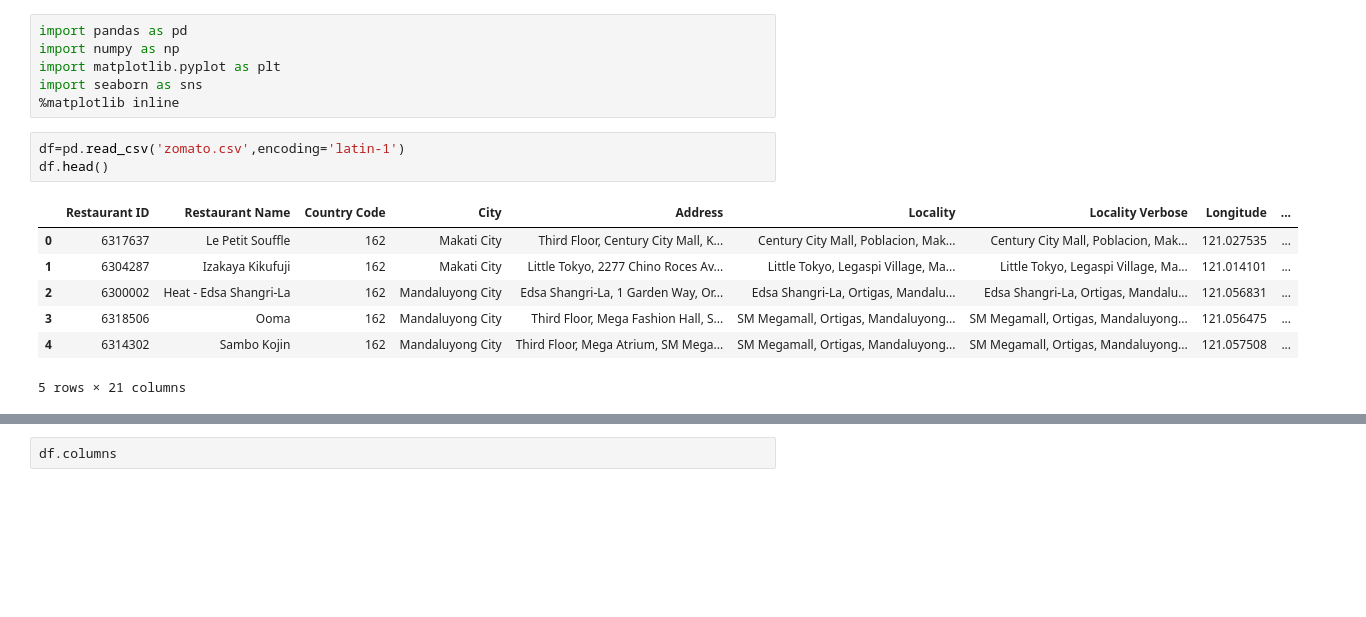
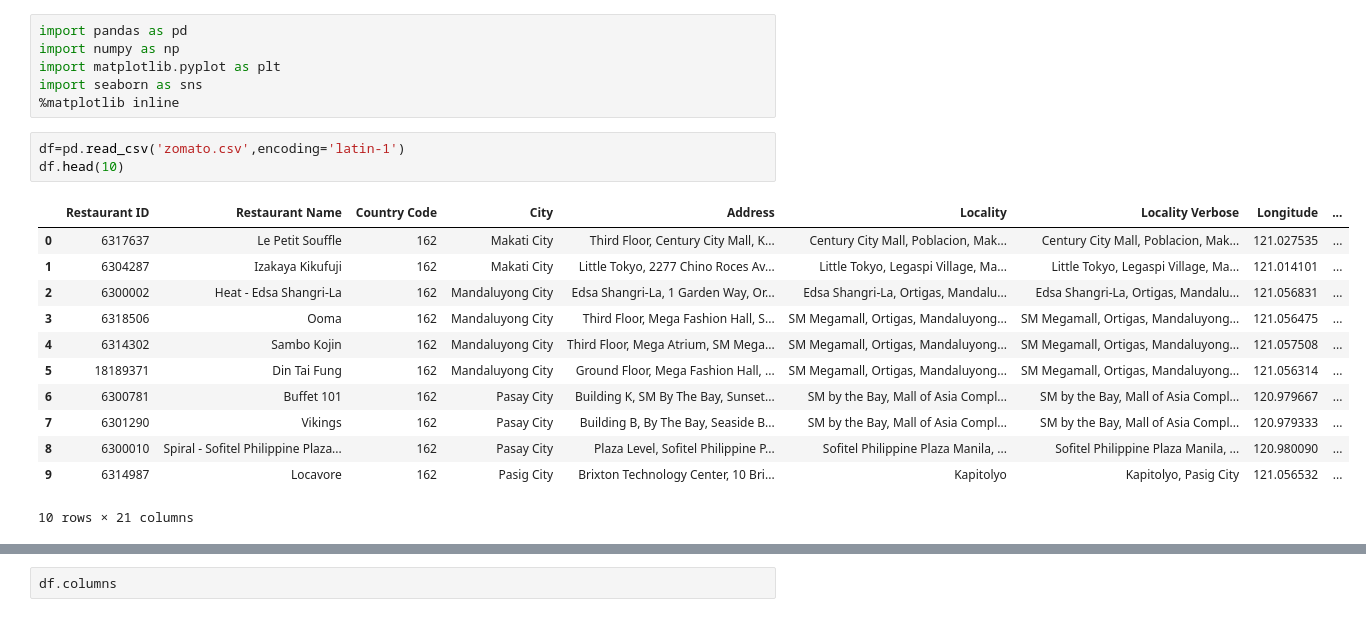
Before and after one commit to Digvijay1000/EDA, a Jupyter notebook: EDA_Zomato/EDA_on_Zomato_data.ipynb, the cells around one changed output, grey strips where cells are left out. Saved outputs shown, nothing was run; the diff lists cells and outputs as text; blank space fills up the shorter version.

```diff
--- a/EDA_Zomato/EDA_on_Zomato_data.ipynb
+++ b/EDA_Zomato/EDA_on_Zomato_data.ipynb
@@ -8,12 +8,17 @@ import seaborn as sns
 %matplotlib inline
 # %%
 df=pd.read_csv('zomato.csv',encoding='latin-1')
-df.head()
+df.head(10)
 # %% [output]
 |  | Restaurant ID | Restaurant Name | Country Code | City | Address | Locality | Locality Verbose | Longitude | ... |
 | 0 | 6317637 | Le Petit Souffle | 162 | Makati City | Third Floor, Century City Mall, K... | Century City Mall, Poblacion, Mak... | Century City Mall, Poblacion, Mak... | 121.027535 | ... |
 | 1 | 6304287 | Izakaya Kikufuji | 162 | Makati City | Little Tokyo, 2277 Chino Roces Av... | Little Tokyo, Legaspi Village, Ma... | Little Tokyo, Legaspi Village, Ma... | 121.014101 | ... |
 | 2 | 6300002 | Heat - Edsa Shangri-La | 162 | Mandaluyong City | Edsa Shangri-La, 1 Garden Way, Or... | Edsa Shangri-La, Ortigas, Mandalu... | Edsa Shangri-La, Ortigas, Mandalu... | 121.056831 | ... |
 | 3 | 6318506 | Ooma | 162 | Mandaluyong City | Third Floor, Mega Fashion Hall, S... | SM Megamall, Ortigas, Mandaluyong... | SM Megamall, Ortigas, Mandaluyong... | 121.056475 | ... |
 | 4 | 6314302 | Sambo Kojin | 162 | Mandaluyong City | Third Floor, Mega Atrium, SM Mega... | SM Megamall, Ortigas, Mandaluyong... | SM Megamall, Ortigas, Mandaluyong... | 121.057508 | ... |
+| 5 | 18189371 | Din Tai Fung | 162 | Mandaluyong City | Ground Floor, Mega Fashion Hall, ... | SM Megamall, Ortigas, Mandaluyong... | SM Megamall, Ortigas, Mandaluyong... | 121.056314 | ... |
+| 6 | 6300781 | Buffet 101 | 162 | Pasay City | Building K, SM By The Bay, Sunset... | SM by the Bay, Mall of Asia Compl... | SM by the Bay, Mall of Asia Compl... | 120.979667 | ... |
+| 7 | 6301290 | Vikings | 162 | Pasay City | Building B, By The Bay, Seaside B... | SM by the Bay, Mall of Asia Compl... | SM by the Bay, Mall of Asia Compl... | 120.979333 | ... |
+| 8 | 6300010 | Spiral - Sofitel Philippine Plaza... | 162 | Pasay City | Plaza Level, Sofitel Philippine P... | Sofitel Philippine Plaza Manila, ... | Sofitel Philippine Plaza Manila, ... | 120.980090 | ... |
+| 9 | 6314987 | Locavore | 162 | Pasig City | Brixton Technology Center, 10 Bri... | Kapitolyo | Kapitolyo, Pasig City | 121.056532 | ... |
-5 rows × 21 columns
+10 rows × 21 columns
```
Also changed, not shown: parts of 21 cells of this notebook.
